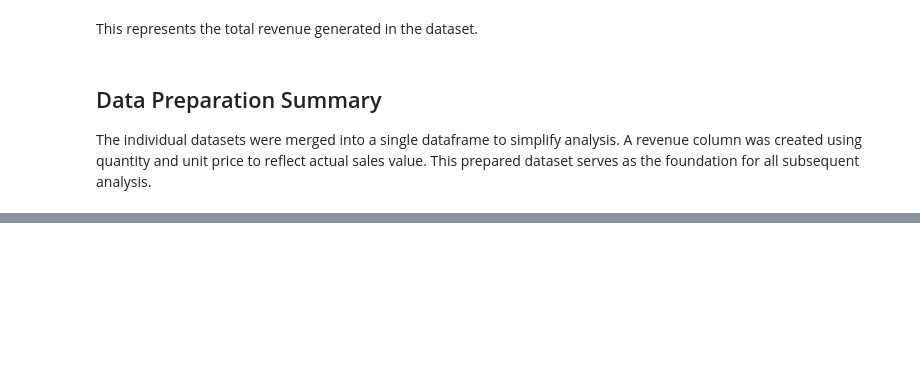
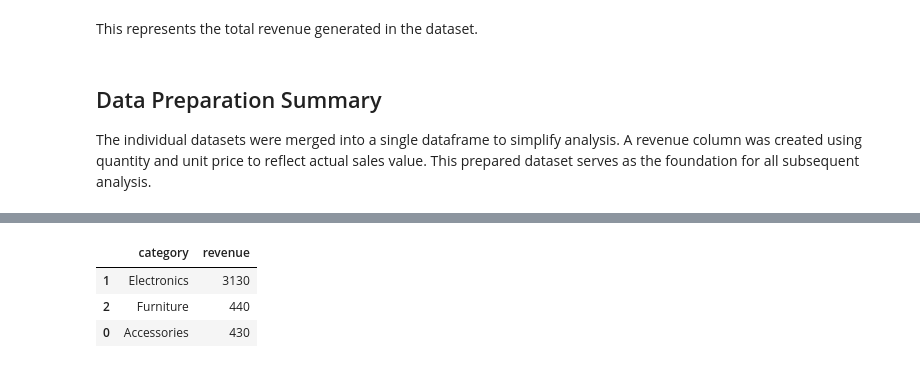
Before and after one commit to AlvaroMak/python-sales-analysis-alvaro, a Jupyter notebook: notebooks/sales_analysis.ipynb, the cells around one changed output, grey strips where cells are left out. Saved outputs shown, nothing was run; the diff lists cells and outputs as text; code cells hidden in the pictures; blank space fills up the shorter version.

```diff
--- a/notebooks/sales_analysis.ipynb
+++ b/notebooks/sales_analysis.ipynb
@@ -63,0 +68,14 @@ This prepared dataset serves as the foundation for all subsequent analysis.
+# %%
+revenue_by_category = (
+    sales_df
+    .groupby("category", as_index=False)["revenue"]
+    .sum()
+    .sort_values(by="revenue", ascending=False)
+)
+
+revenue_by_category
+# %% [output]
+|  | category | revenue |
+| 1 | Electronics | 3130 |
+| 2 | Furniture | 440 |
+| 0 | Accessories | 430 |
```
Also changed, not shown: parts of 6 cells of this notebook.
